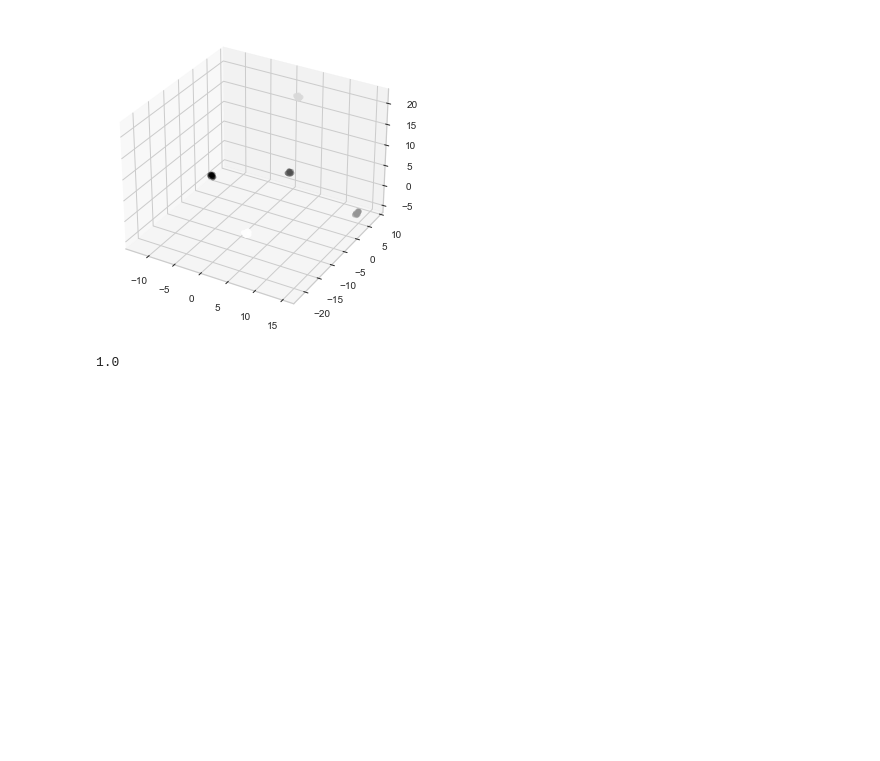
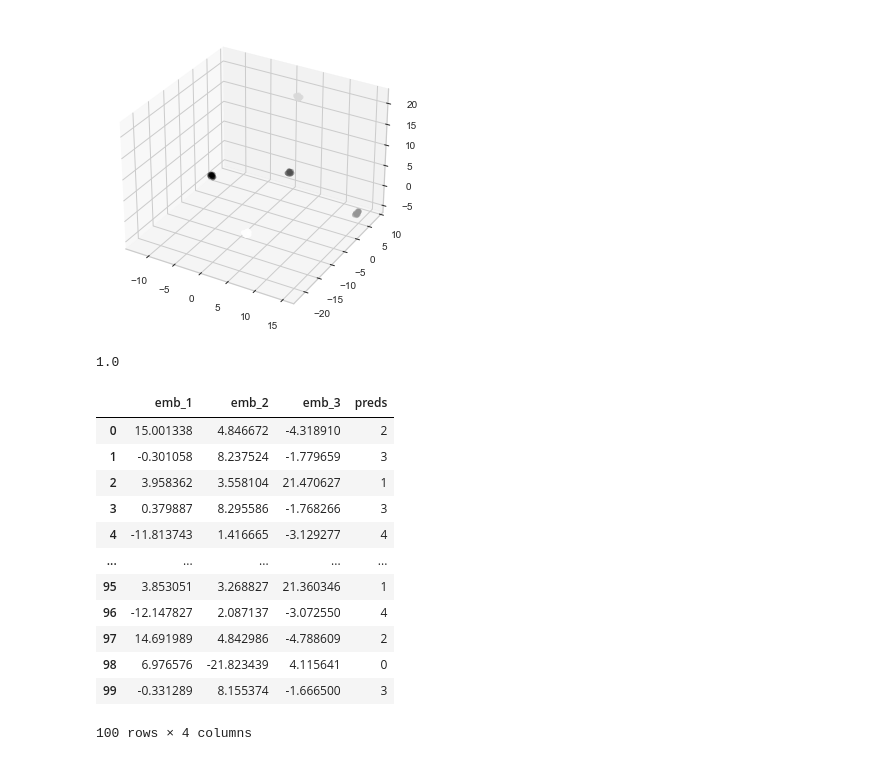
Before and after one commit to Ironhack-Data-Madrid-Abril-2021/Material_Clase, a Jupyter notebook: semana_7/3.1 - Evaluacion USL.ipynb, the cells around one changed output. Cells and saved outputs as stored; diff of their text form; code cells hidden in the pictures; blank space fills up the shorter version.

```diff
--- a/semana_7/3.1 - Evaluacion USL.ipynb
+++ b/semana_7/3.1 - Evaluacion USL.ipynb
@@ -401,3 +401,21 @@ ax.scatter(umap_df.emb_1, umap_df.emb_2, umap_df.emb_3, c=pred);
 ars(y, pred)  # adjusted rand score
 # %% [output]
 1.0
+# %%
+umap_df['preds']=pred
+
+umap_df
+# %% [output]
+|  | emb_1 | emb_2 | emb_3 | preds |
+| 0 | 15.001338 | 4.846672 | -4.318910 | 2 |
+| 1 | -0.301058 | 8.237524 | -1.779659 | 3 |
+| 2 | 3.958362 | 3.558104 | 21.470627 | 1 |
+| 3 | 0.379887 | 8.295586 | -1.768266 | 3 |
+| 4 | -11.813743 | 1.416665 | -3.129277 | 4 |
+| ... | ... | ... | ... | ... |
+| 95 | 3.853051 | 3.268827 | 21.360346 | 1 |
+| 96 | -12.147827 | 2.087137 | -3.072550 | 4 |
+| 97 | 14.691989 | 4.842986 | -4.788609 | 2 |
+| 98 | 6.976576 | -21.823439 | 4.115641 | 0 |
+| 99 | -0.331289 | 8.155374 | -1.666500 | 3 |
+100 rows × 4 columns
```
Also changed, not shown: parts of 1 cell of this notebook.
